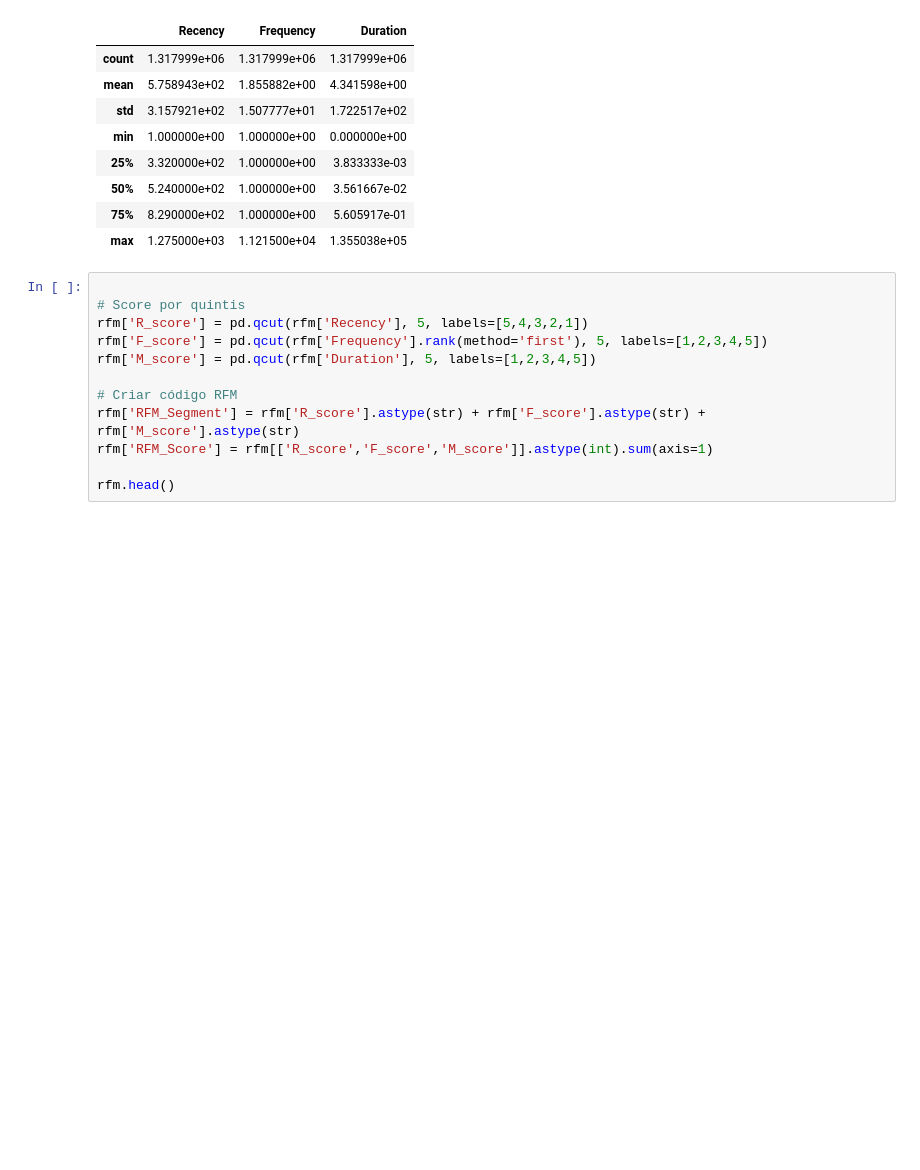
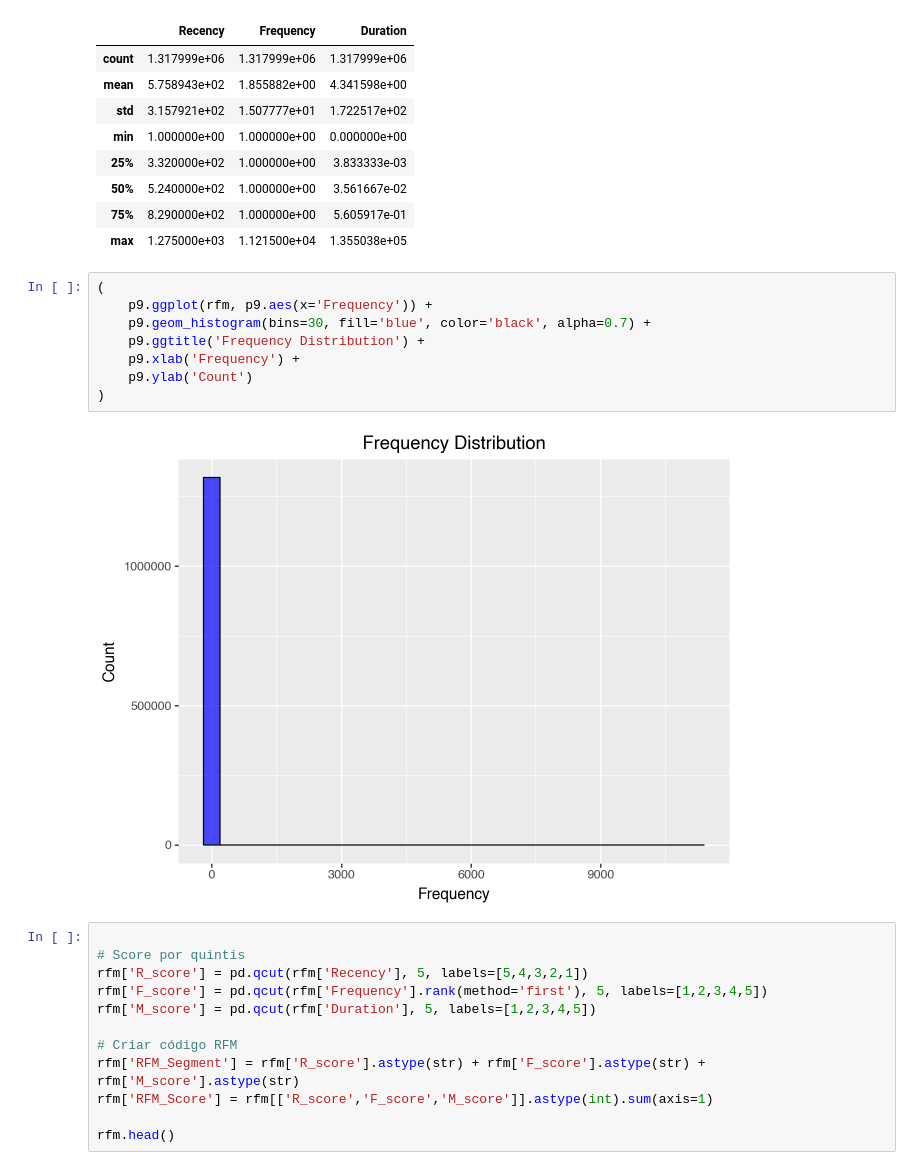
Before and after one commit to guifidalgo/Shiny-AprendiZAP, a Jupyter notebook: notebooks/rfm.ipynb, the cells around one changed output. Cells and saved outputs as stored; diff of their text form; blank space fills up the shorter version.

```diff
--- a/notebooks/rfm.ipynb
+++ b/notebooks/rfm.ipynb
@@ -49,6 +49,16 @@ rfm.describe()
 | 50% | 5.240000e+02 | 1.000000e+00 | 3.561667e-02 |
 | 75% | 8.290000e+02 | 1.000000e+00 | 5.605917e-01 |
 | max | 1.275000e+03 | 1.121500e+04 | 1.355038e+05 |
+# %%
+(
+    p9.ggplot(rfm, p9.aes(x='Frequency')) +
+    p9.geom_histogram(bins=30, fill='blue', color='black', alpha=0.7) +
+    p9.ggtitle('Frequency Distribution') +
+    p9.xlab('Frequency') +
+    p9.ylab('Count')
+)
+# %% [output]
+[figure, added]
 # %%
 
 # Score por quintis
```
Also changed, not shown: 2 other files.
